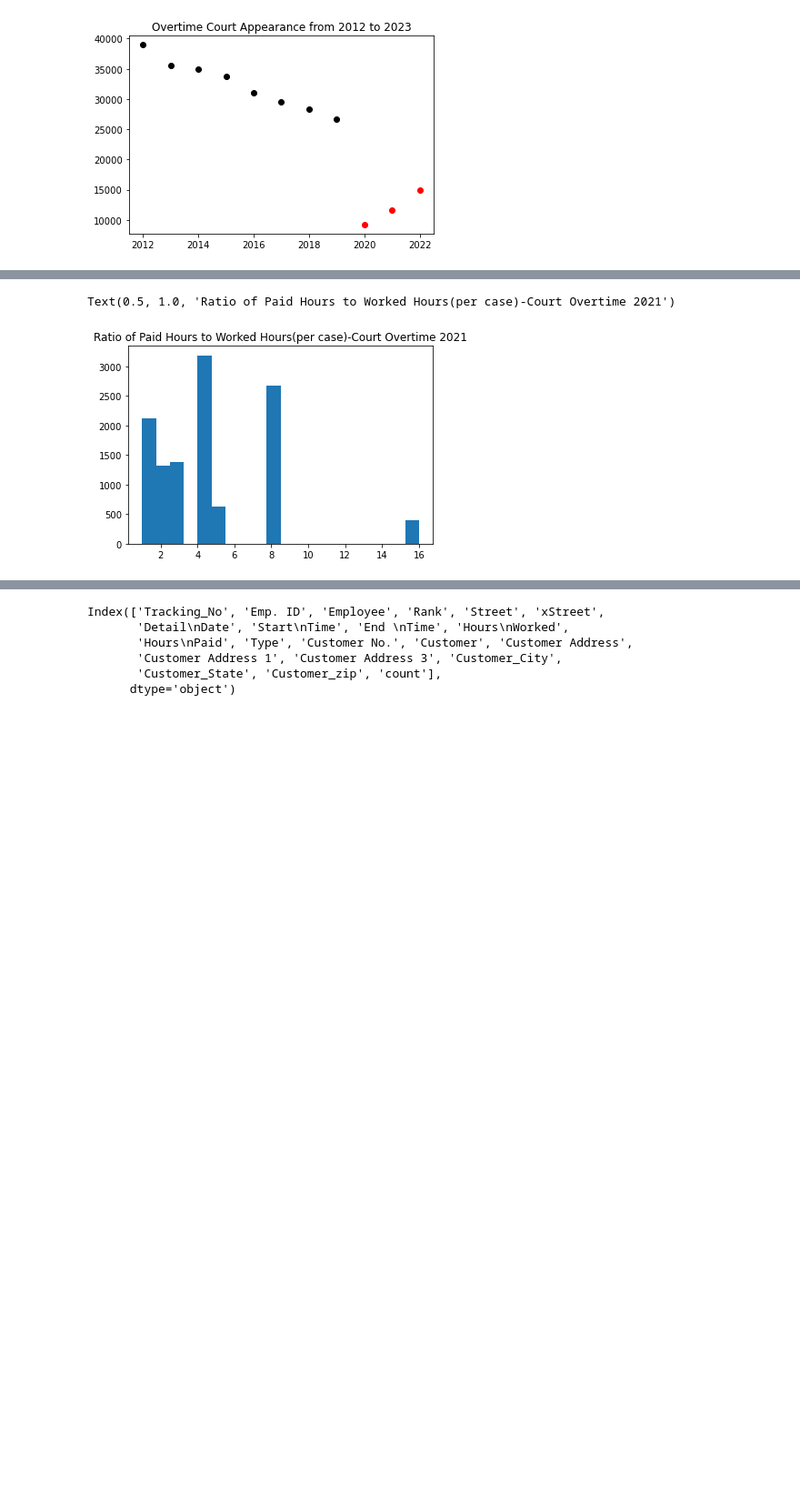
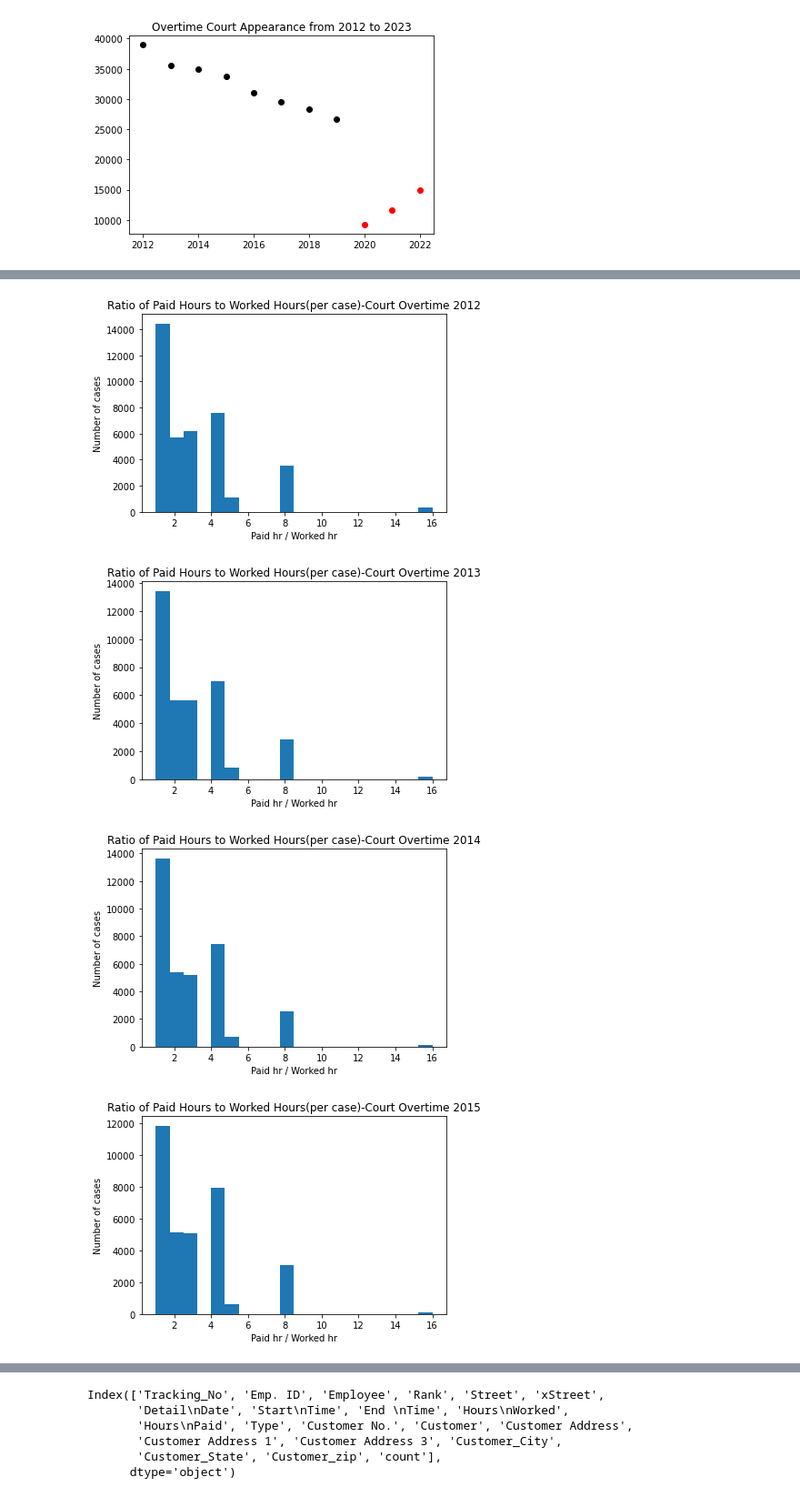
Before and after one commit to BU-Spark/ds-police-overtime, a Jupyter notebook: fa23-team-f/Data 1,2 Analysis.ipynb, the cells around one changed output, grey strips where cells are left out. Shown: that part at 91% size. Cells and saved outputs as stored; diff of their text form; code cells hidden in the pictures; blank space fills up the shorter version.

```diff
--- a/fa23-team-f/Data 1,2 Analysis.ipynb
+++ b/fa23-team-f/Data 1,2 Analysis.ipynb
@@ -140,14 +145,3 @@ plt.title('Overtime Court Appearance from 2012 to 2023')
 # %% [output]
 Text(0.5, 1.0, 'Overtime Court Appearance from 2012 to 2023')
 [figure]
-# %%
-# for i in range(13):
-
-fig, axs = plt.subplots(4, 4)
-ind = range(3)
-for ax, i in zip(axs.flat, ind):
-    temp = overtime_court[overtime_court['OTDATE']==2012+i]
-    ax.scatter(temp['WRKDHRS'], temp['OTHOURS'])
-    # plt.title(f'Overtime of Court Appearance in {2012+1}')
-    # plt.xlabel('Wored Hours')
-    # plt.ylabel('Paid Hours')
@@ -155,0 +168,9 @@ for ax, i in zip(axs.flat, ind):
+# %%
+for i in range(11):
+    temp = overtime_court[overtime_court['year']==2012+i]
+
+    plt.scatter(temp['WRKDHRS'], temp['OTHOURS'])
+    plt.title(f'Overtime of Court Appearance in {2012+i}')
+    plt.xlabel('Worked Hours')
+    plt.ylabel('Paid Hours')
+    plt.show()
@@ -156,7 +189,15 @@ for ax, i in zip(axs.flat, ind):
 # %%
-plt.hist(overtime_court21['OTHOURS'] / overtime_court21['WRKDHRS'], bins=20)
+for i in range(11):
+    temp = overtime_court[overtime_court['year']==2012+i]
+
+    plt.hist(temp['OTHOURS'] / temp['WRKDHRS'], bins=20)
+    plt.title(f'Ratio of Paid Hours to Worked Hours(per case)-Court Overtime {2012+i}')
+    plt.xlabel('Paid hr / Worked hr')
+    plt.ylabel('Number of cases')
+    plt.show()
 # per each case
-plt.title('Ratio of Paid Hours to Worked Hours(per case)-Court Overtime 2021')
 # %% [output]
-Text(0.5, 1.0, 'Ratio of Paid Hours to Worked Hours(per case)-Court Overtime 2021')
-[figure, old version]
+[figure, new version]
+[figure, added]
+[figure, added]
+[figure, added]
```
Also changed, not shown: parts of 26 cells of this notebook, 42 other files.
